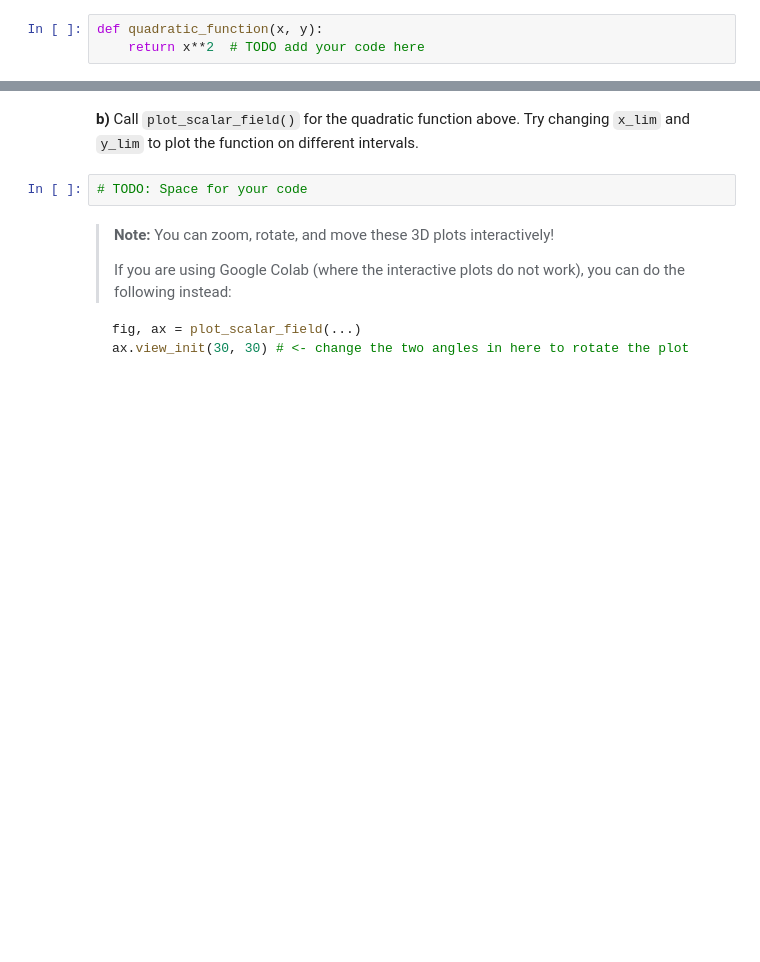
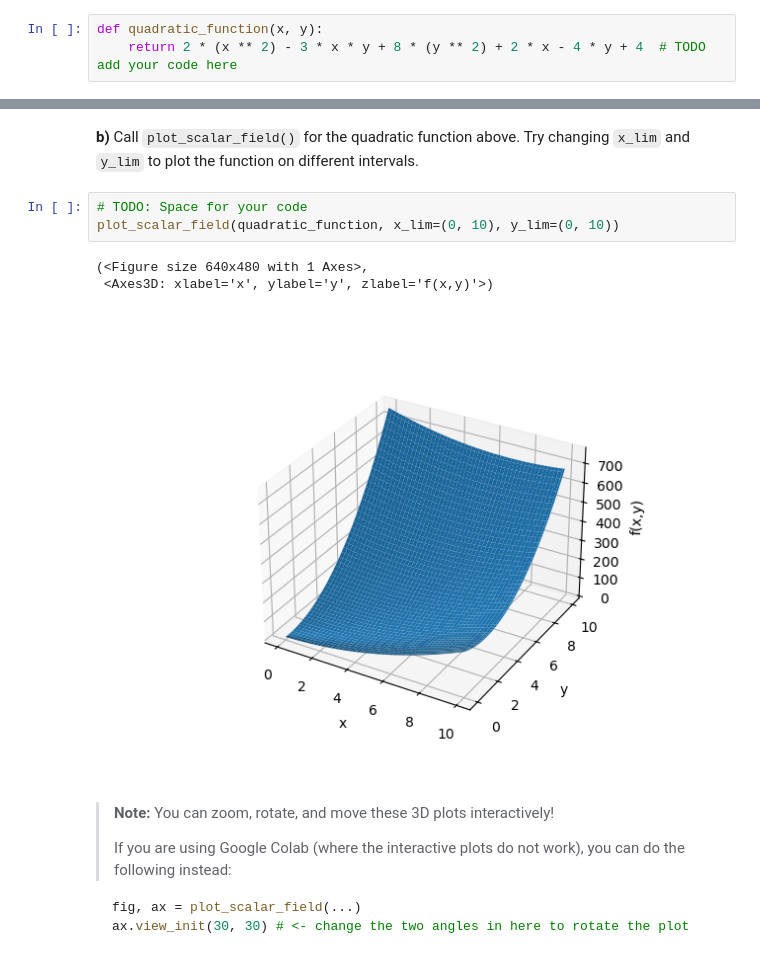
Before and after one commit to Xraaaay/MATA04, a Jupyter notebook: notebooks/project_MatNat.ipynb, the cells around one changed output, grey strips where cells are left out. Saved outputs shown, nothing was run; the diff lists cells and outputs as text; blank space fills up the shorter version.

```diff
--- a/notebooks/project_MatNat.ipynb
+++ b/notebooks/project_MatNat.ipynb
@@ -266,7 +265,7 @@ $$
 **a)** Finish the implementation of the Python function `quadratic_function(x, y)` which computes the above function:
 # %%
 def quadratic_function(x, y):
-    return x**2  # TODO add your code here
+    return 2 * (x ** 2) - 3 * x * y + 8 * (y ** 2) + 2 * x - 4 * y + 4  # TODO add your code here
 # %% [markdown]
 The following Python function creates a 3D plot for scalar fields as $f(x)$ / `quadratic_function` above:
 # %%
@@ -296,6 +295,11 @@ def plot_scalar_field(func, x_lim=(-5, 5), y_lim=(-5, 5), fig=None, ax=None):
 **b)** Call `plot_scalar_field()` for the quadratic function above. Try changing `x_lim` and `y_lim` to plot the function on different intervals.
 # %%
 # TODO: Space for your code
+plot_scalar_field(quadratic_function, x_lim=(0, 10), y_lim=(0, 10))
+# %% [output]
+(<Figure size 640x480 with 1 Axes>,
+ <Axes3D: xlabel='x', ylabel='y', zlabel='f(x,y)'>)
+[figure, added]
 # %% [markdown]
 > **Note:** You can zoom, rotate, and move these 3D plots interactively!
 >
```
Also changed, not shown: parts of 5 cells of this notebook.
